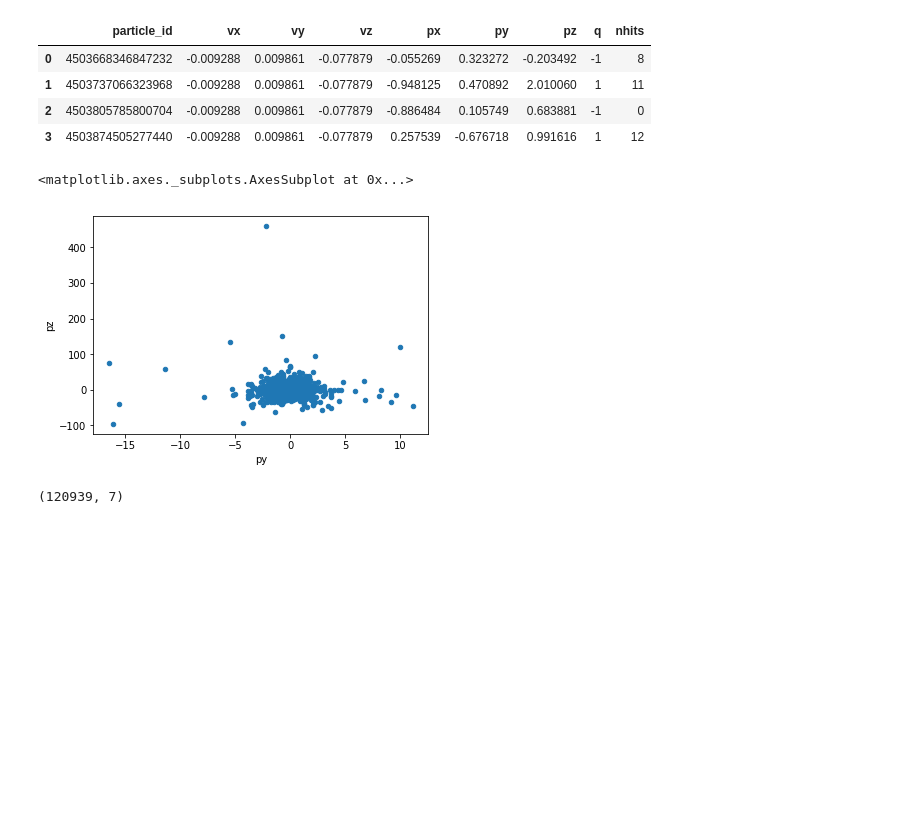
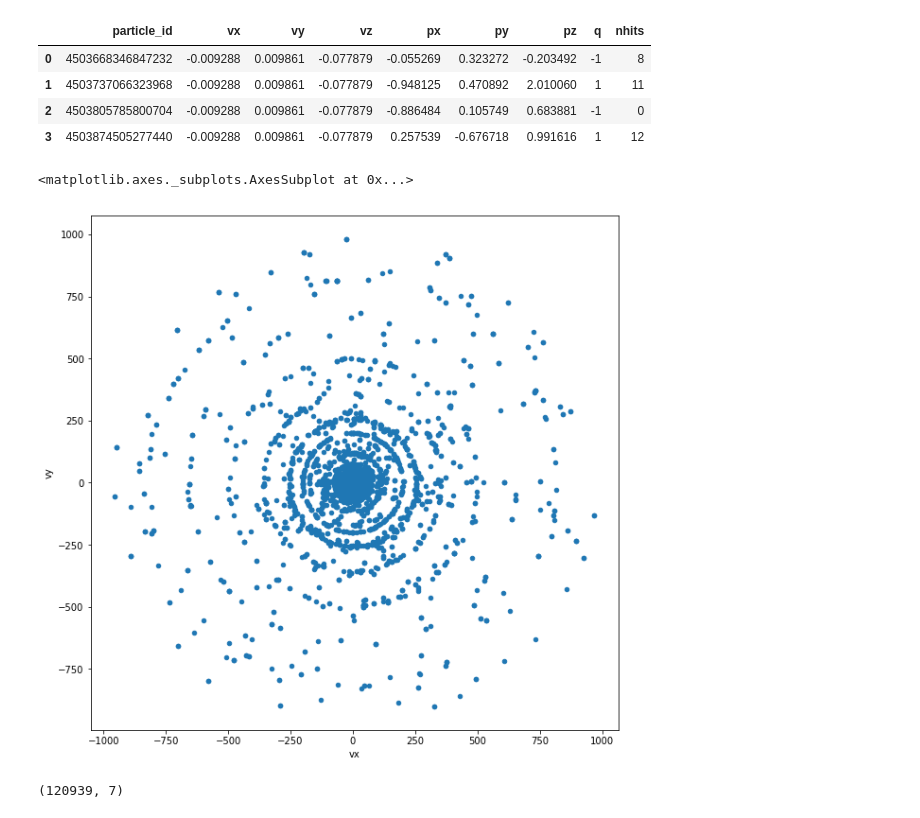
Before and after one commit to contemplat0r/Track_ML, a Jupyter notebook: First-Exp.ipynb, the cells around one changed output. Saved outputs shown, nothing was run; the diff lists cells and outputs as text; code cells hidden in the pictures; blank space fills up the shorter version.

```diff
--- a/First-Exp.ipynb
+++ b/First-Exp.ipynb
@@ -27,10 +27,12 @@ particles_df.head(4)
 | 2 | 4503805785800704 | -0.009288 | 0.009861 | -0.077879 | -0.886484 | 0.105749 | 0.683881 | -1 | 0 |
 | 3 | 4503874505277440 | -0.009288 | 0.009861 | -0.077879 | 0.257539 | -0.676718 | 0.991616 | 1 | 12 |
 # %%
-particles_df.plot(kind='scatter', x='py', y='pz')
+#particles_df.plot(kind='scatter', x='py', y='pz')
+particles_df.plot(kind='scatter', x='vx', y='vy', figsize=(10, 10))
+#particles_df.plot?
 # %% [output]
 <matplotlib.axes._subplots.AxesSubplot at 0x...>
-[figure, old version]
+[figure, new version]
 # %%
 print(hits_df.shape)
 hits_df.head(4)
```
Also changed, not shown: parts of 20 cells of this notebook, 3 other files.
